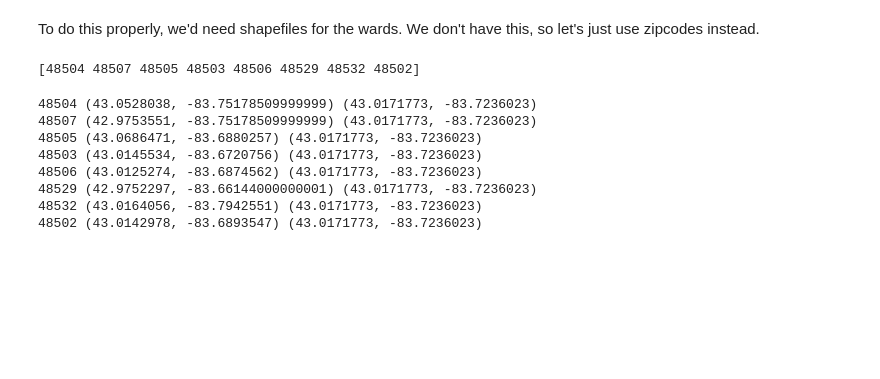
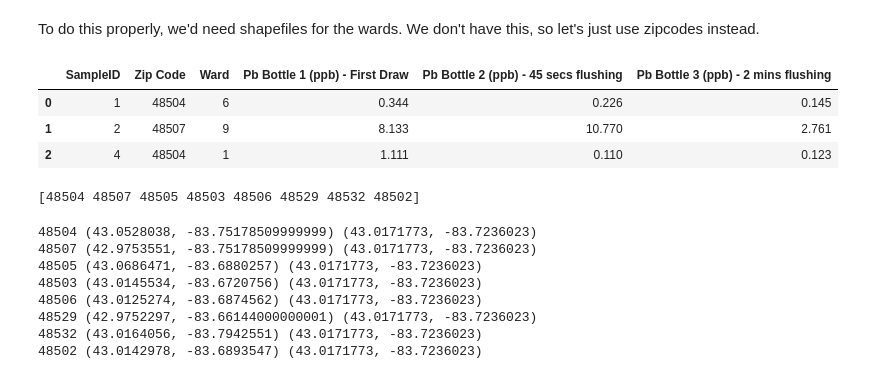
Before and after one commit to jacobeisenstein/gt-compj-class, a Jupyter notebook: examples-and-data/GeoPython.ipynb, the cells around one changed output. Cells and saved outputs as stored; diff of their text form; code cells hidden in the pictures; blank space fills up the shorter version.

```diff
--- a/examples-and-data/GeoPython.ipynb
+++ b/examples-and-data/GeoPython.ipynb
@@ -74,6 +77,13 @@ To do this properly, we'd need shapefiles for the wards. We don't have this, so
 import pandas as pd
 # %%
 df = pd.read_csv('flint-data-simple.csv',delimiter='\t')
+# %%
+df.head(3)
+# %% [output]
+|  | SampleID | Zip Code | Ward | Pb Bottle 1 (ppb) - First Draw | Pb Bottle 2 (ppb) - 45 secs flushing | Pb Bottle 3 (ppb) - 2 mins flushing |
+| 0 | 1 | 48504 | 6 | 0.344 | 0.226 | 0.145 |
+| 1 | 2 | 48507 | 9 | 8.133 | 10.770 | 2.761 |
+| 2 | 4 | 48504 | 1 | 1.111 | 0.110 | 0.123 |
 # %%
 zipcodes = df['Zip Code'].unique()
 print zipcodes
```
Also changed, not shown: parts of 6 cells of this notebook, 1 other file.
